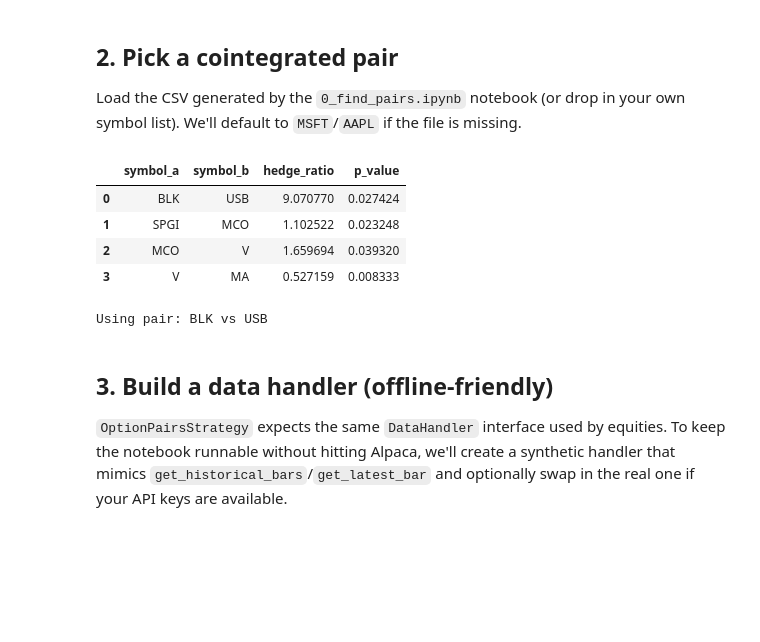
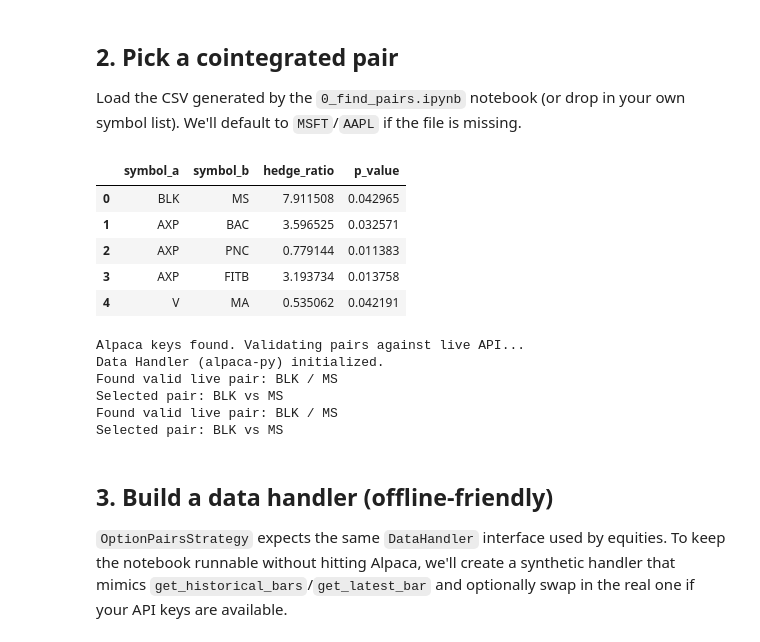
Before and after one commit to AntoineBesson/trading-bot, a Jupyter notebook: notebooks/02_option_pair_trading.ipynb, the cells around one changed output. Drawn from its saved outputs; the diff is of its cells as text; code cells hidden in the pictures; blank space fills up the shorter version.

```diff
--- a/notebooks/02_option_pair_trading.ipynb
+++ b/notebooks/02_option_pair_trading.ipynb
@@ -41,23 +44,71 @@ PAIRS_PATH = DATA_DIR / "cointegrated_pairs.csv"
 Load the CSV generated by the `0_find_pairs.ipynb` notebook (or drop in your own symbol list). We'll default to `MSFT`/`AAPL` if the file is missing.
 # %%
 DEFAULT_PAIR = ("MSFT", "AAPL")
+
+# Try to find a valid pair from the CSV that actually has data
+symbol_a, symbol_b = DEFAULT_PAIR
+
 if PAIRS_PATH.exists():
     pairs_df = pd.read_csv(PAIRS_PATH)
     display(pairs_df.head())
-    symbol_a = str(pairs_df.iloc[0]["symbol_a"]).upper()
-    symbol_b = str(pairs_df.iloc[0]["symbol_b"]).upper()
+
+    # Check if we have Alpaca keys to validate symbols
+    use_alpaca_check = bool(os.environ.get("APCA_API_KEY_ID"))
+    valid_pair_found = False
+
+    if use_alpaca_check:
+        print("Alpaca keys found. Validating pairs against live API...")
+        try:
+            from src.data_handler import DataHandler
+            # Initialize a temporary handler just for validation
+            validator = DataHandler()
+
+            for index, row in pairs_df.iterrows():
+                s_a = str(row["symbol_a"]).upper()
+                s_b = str(row["symbol_b"]).upper()
+
+                # Quick check: can we get a latest bar or historical data?
+                # We use get_latest_bar as a proxy for "is this symbol alive/tradable"
+                bar_a = validator.get_latest_bar(s_a)
+                bar_b = validator.get_latest_bar(s_b)
+
+                if bar_a and bar_b:
+                    symbol_a = s_a
+                    symbol_b = s_b
+                    valid_pair_found = True
+                    print(f"Found valid live pair: {symbol_a} / {symbol_b}")
+                    break
+                else:
+                    missing = []
+                    if not bar_a: missing.append(s_a)
+                    if not bar_b: missing.append(s_b)
+                    print(f"Skipping {s_a}/{s_b}: No data for {', '.join(missing)}")
+
+        except Exception as e:
+            print(f"Validation failed (using default/first pair): {e}")
+
+    if not valid_pair_found and not pairs_df.empty:
+        # Fallback to first pair if validation failed or no keys
+        print("No valid live pair found or validation skipped. Using first pair from CSV.")
+        symbol_a = str(pairs_df.iloc[0]["symbol_a"]).upper()
+        symbol_b = str(pairs_df.iloc[0]["symbol_b"]).upper()
 else:
     print("Cointegration file not found; falling back to default pair", DEFAULT_PAIR)
-    symbol_a, symbol_b = DEFAULT_PAIR
 
-print(f"Using pair: {symbol_a} vs {symbol_b}")
+print(f"Selected pair: {symbol_a} vs {symbol_b}")
 # %% [output]
 |  | symbol_a | symbol_b | hedge_ratio | p_value |
-| 0 | BLK | USB | 9.070770 | 0.027424 |
-| 1 | SPGI | MCO | 1.102522 | 0.023248 |
-| 2 | MCO | V | 1.659694 | 0.039320 |
-| 3 | V | MA | 0.527159 | 0.008333 |
+| 0 | BLK | MS | 7.911508 | 0.042965 |
+| 1 | AXP | BAC | 3.596525 | 0.032571 |
+| 2 | AXP | PNC | 0.779144 | 0.011383 |
+| 3 | AXP | FITB | 3.193734 | 0.013758 |
+| 4 | V | MA | 0.535062 | 0.042191 |
-Using pair: BLK vs USB
+Alpaca keys found. Validating pairs against live API...
+Data Handler (alpaca-py) initialized.
+Found valid live pair: BLK / MS
+Selected pair: BLK vs MS
+Found valid live pair: BLK / MS
+Selected pair: BLK vs MS
 # %% [markdown]
 ## 3. Build a data handler (offline-friendly)
 `OptionPairsStrategy` expects the same `DataHandler` interface used by equities. To keep the notebook runnable without hitting Alpaca, we'll create a synthetic handler that mimics `get_historical_bars`/`get_latest_bar` and optionally swap in the real one if your API keys are available.
```
Also changed, not shown: parts of 8 cells of this notebook, 6 other files.
